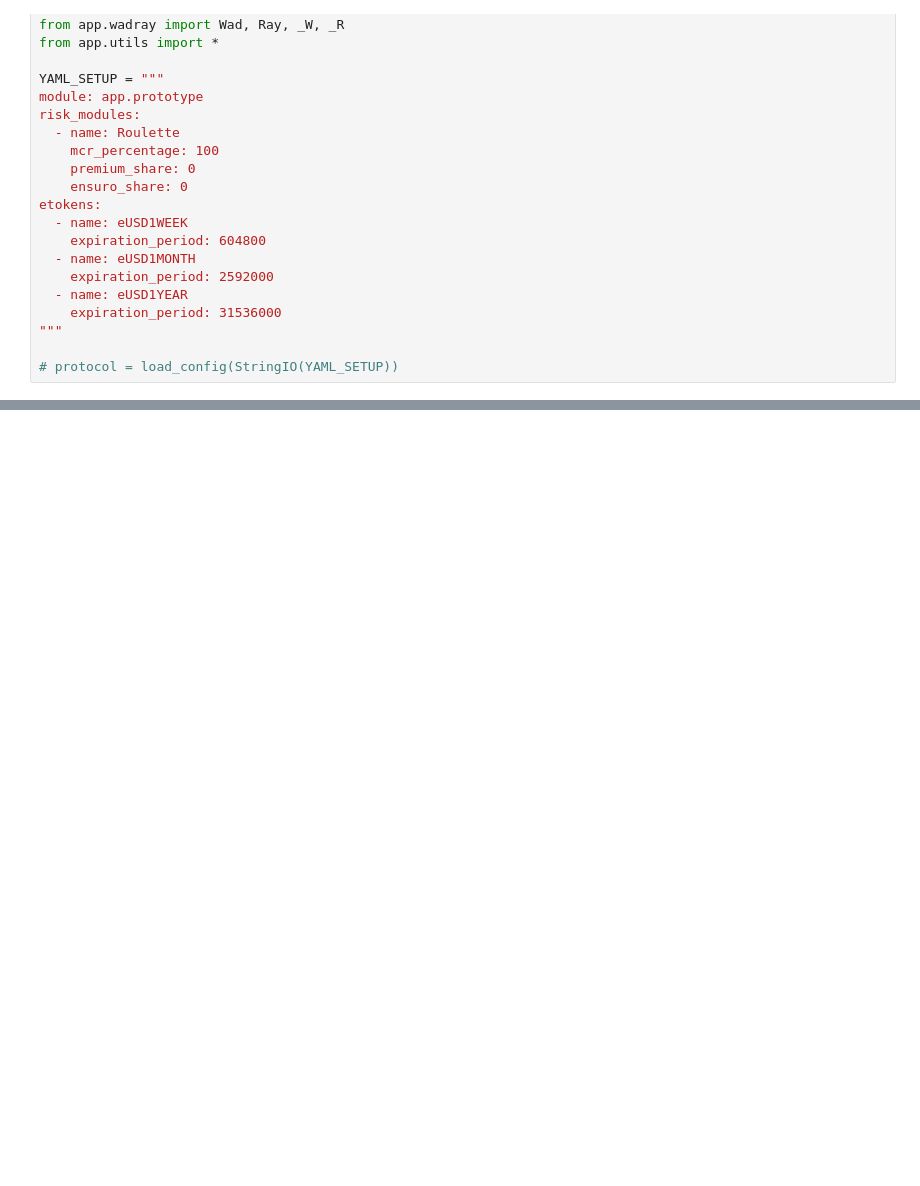
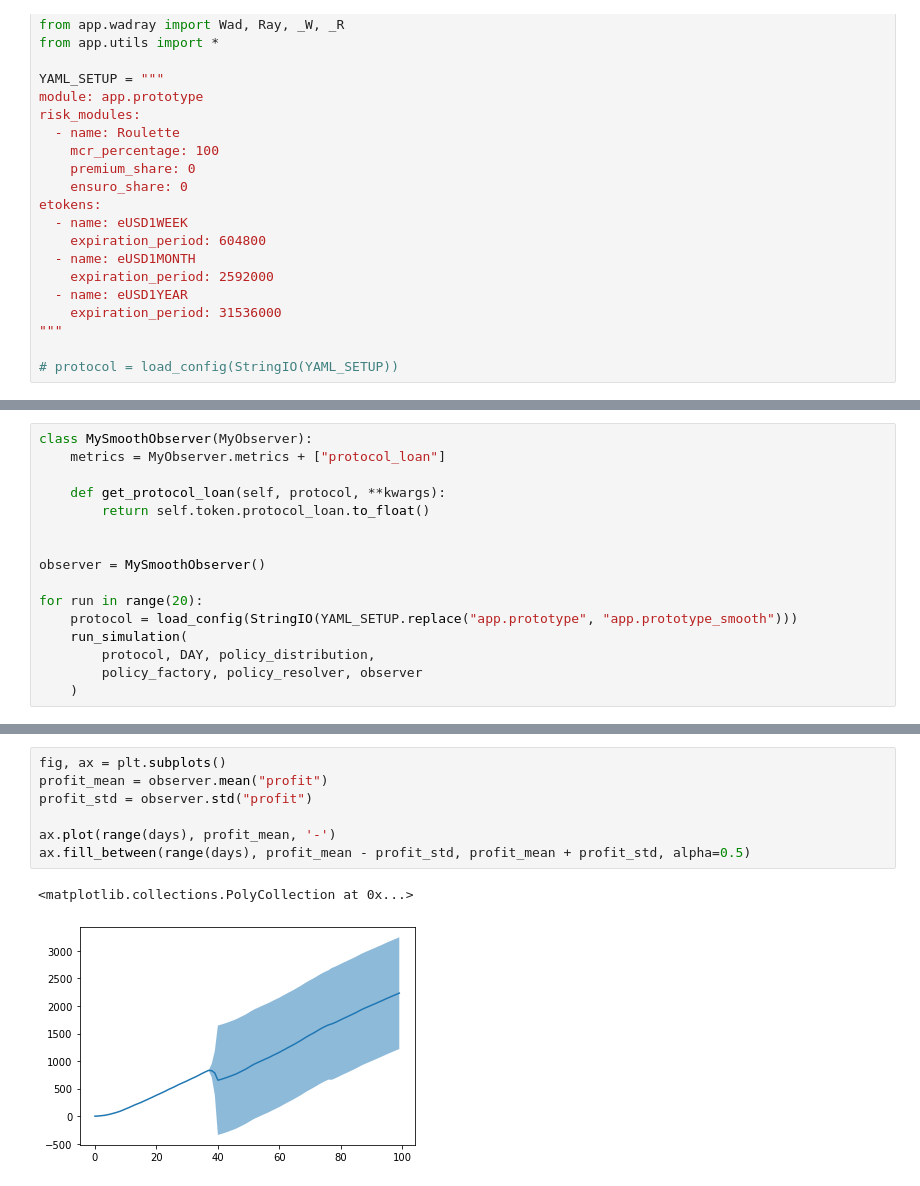
Before and after one commit to ensuro/ensuro, a Jupyter notebook: api/notebooks/Simulation.ipynb, the cells around one changed output, grey strips where cells are left out. Cells and saved outputs as stored; diff of their text form; blank space fills up the shorter version.

Commit message:
Smooth implementation

```diff
--- a/api/notebooks/Simulation.ipynb
+++ b/api/notebooks/Simulation.ipynb
@@ -101,0 +111,16 @@ ax.fill_between(range(365), profit_mean - profit_std, profit_mean + profit_std,
+# %%
+class MySmoothObserver(MyObserver):
+    metrics = MyObserver.metrics + ["protocol_loan"]
+
+    def get_protocol_loan(self, protocol, **kwargs):
+        return self.token.protocol_loan.to_float()
+
+
+observer = MySmoothObserver()
+
+for run in range(20):
+    protocol = load_config(StringIO(YAML_SETUP.replace("app.prototype", "app.prototype_smooth")))
+    run_simulation(
+        protocol, DAY, policy_distribution,
+        policy_factory, policy_resolver, observer
+    )
@@ -101,0 +148,10 @@ ax.fill_between(range(365), profit_mean - profit_std, profit_mean + profit_std,
+# %%
+fig, ax = plt.subplots()
+profit_mean = observer.mean("profit")
+profit_std = observer.std("profit")
+
+ax.plot(range(days), profit_mean, '-')
+ax.fill_between(range(days), profit_mean - profit_std, profit_mean + profit_std, alpha=0.5)
+# %% [output]
+<matplotlib.collections.PolyCollection at 0x...>
+[figure, added]
```
Also changed, not shown: parts of 4 cells of this notebook, 1 other file.
